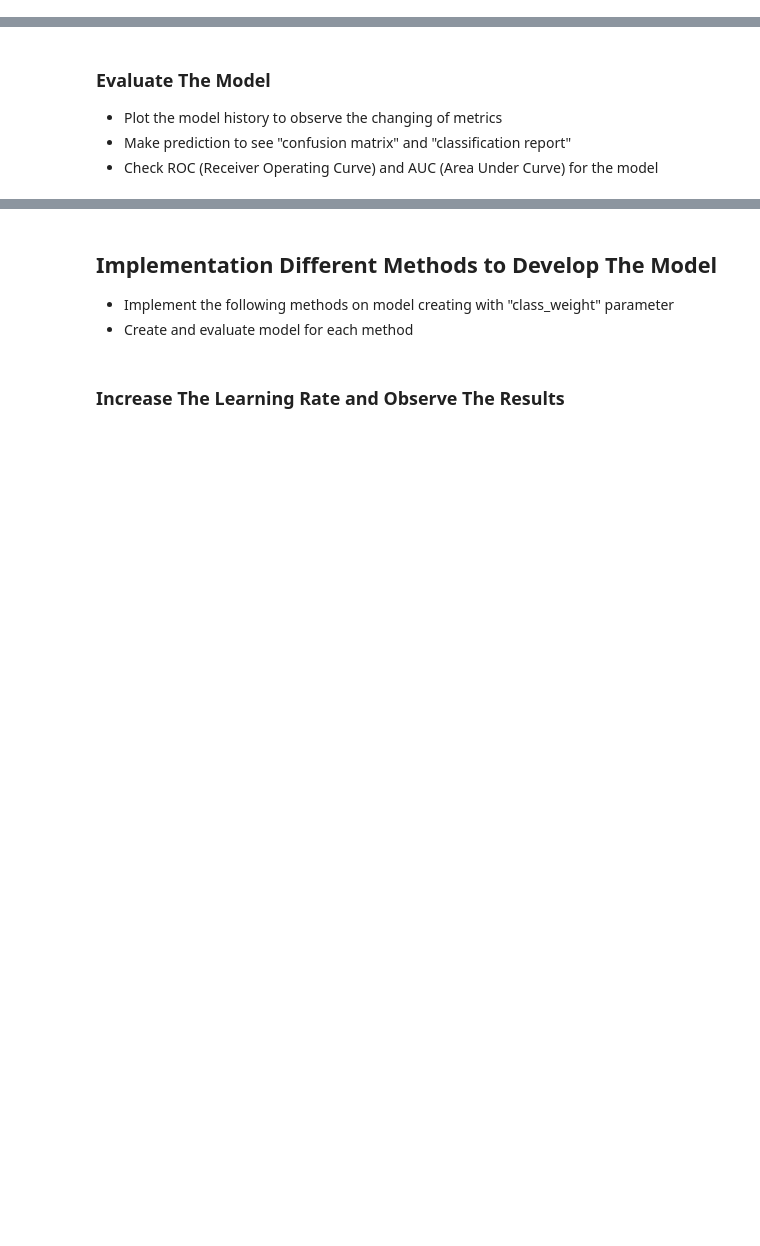
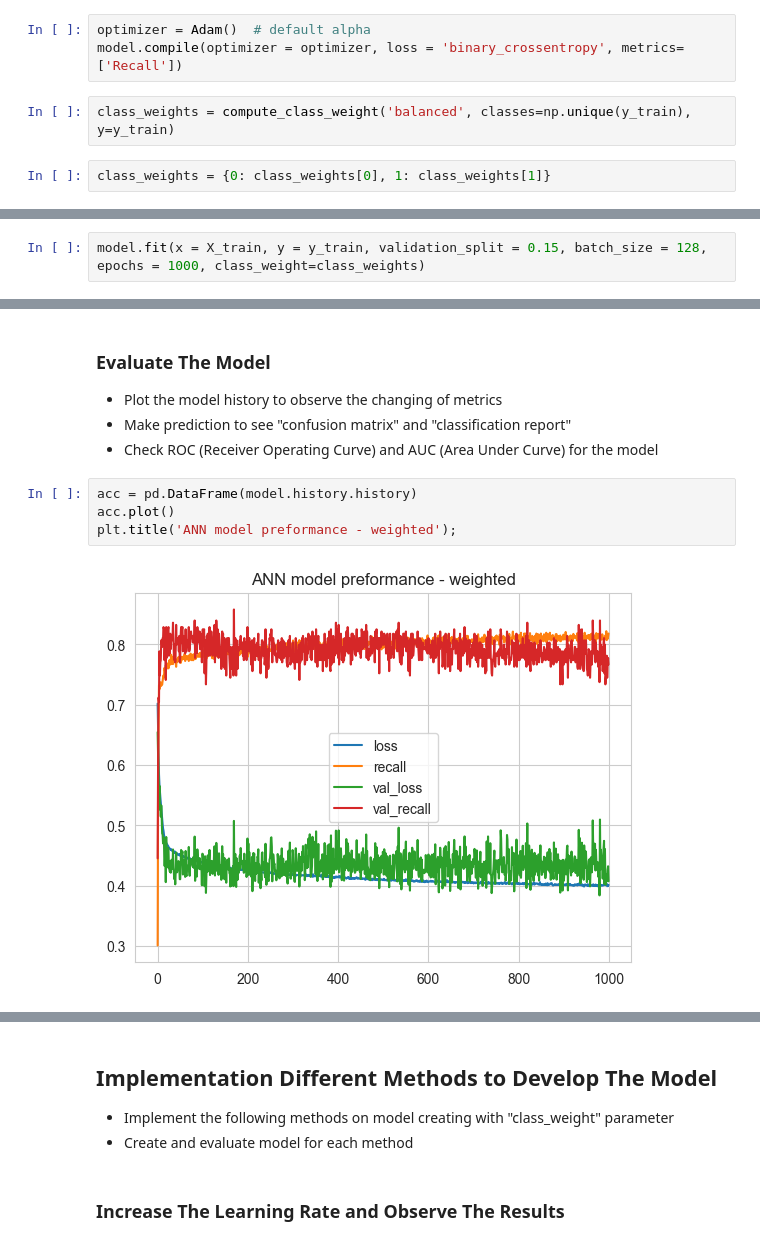
Before and after one commit to 0xArwa/churn-prediction-ann, a Jupyter notebook: DL-Assignment-1 (Classification with ANN-Churn Prediction)-Student.ipynb, the cells around one changed output, grey strips where cells are left out. Drawn from its saved outputs; the diff is of its cells as text; blank space fills up the shorter version.

```diff
--- a/DL-Assignment-1 (Classification with ANN-Churn Prediction)-Student.ipynb
+++ b/DL-Assignment-1 (Classification with ANN-Churn Prediction)-Student.ipynb
@@ -248,0 +536,7 @@ Investigate how the "class_weight" hyper-parameter is used in a Neural Network.
+# %%
+optimizer = Adam()  # default alpha
+model.compile(optimizer = optimizer, loss = 'binary_crossentropy', metrics=['Recall'])
+# %%
+class_weights = compute_class_weight('balanced', classes=np.unique(y_train), y=y_train)
+# %%
+class_weights = {0: class_weights[0], 1: class_weights[1]}
@@ -248,0 +547,2 @@ Investigate how the "class_weight" hyper-parameter is used in a Neural Network.
+# %%
+model.fit(x = X_train, y = y_train, validation_split = 0.15, batch_size = 128, epochs = 1000, class_weight=class_weights)
@@ -252,3 +571,9 @@ Investigate how the "class_weight" hyper-parameter is used in a Neural Network.
 - Plot the model history to observe the changing of metrics
 - Make prediction to see "confusion matrix" and "classification report"
 - Check ROC (Receiver Operating Curve) and AUC (Area Under Curve) for the model
+# %%
+acc = pd.DataFrame(model.history.history)
+acc.plot()
+plt.title('ANN model preformance - weighted');
+# %% [output]
+[figure, added]
```
Also changed, not shown: parts of 96 cells of this notebook.
